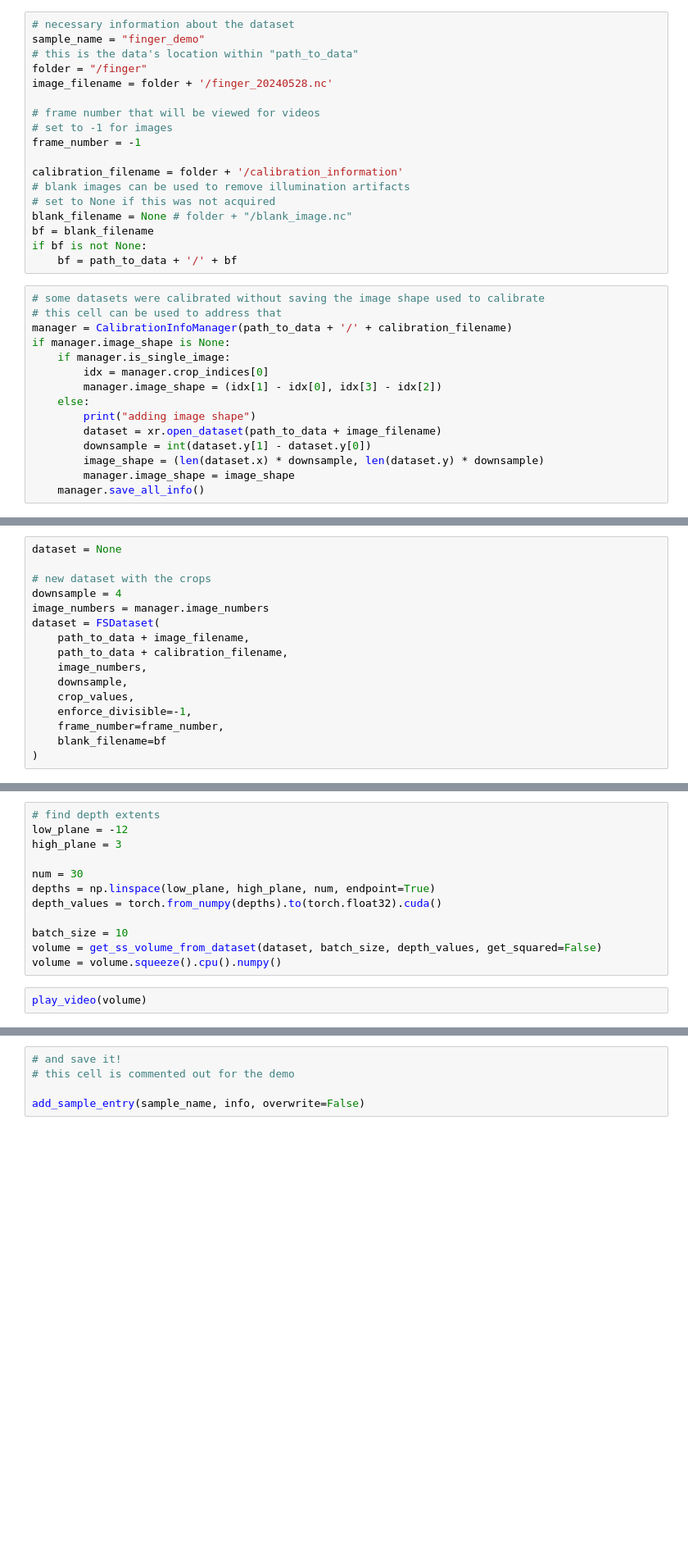
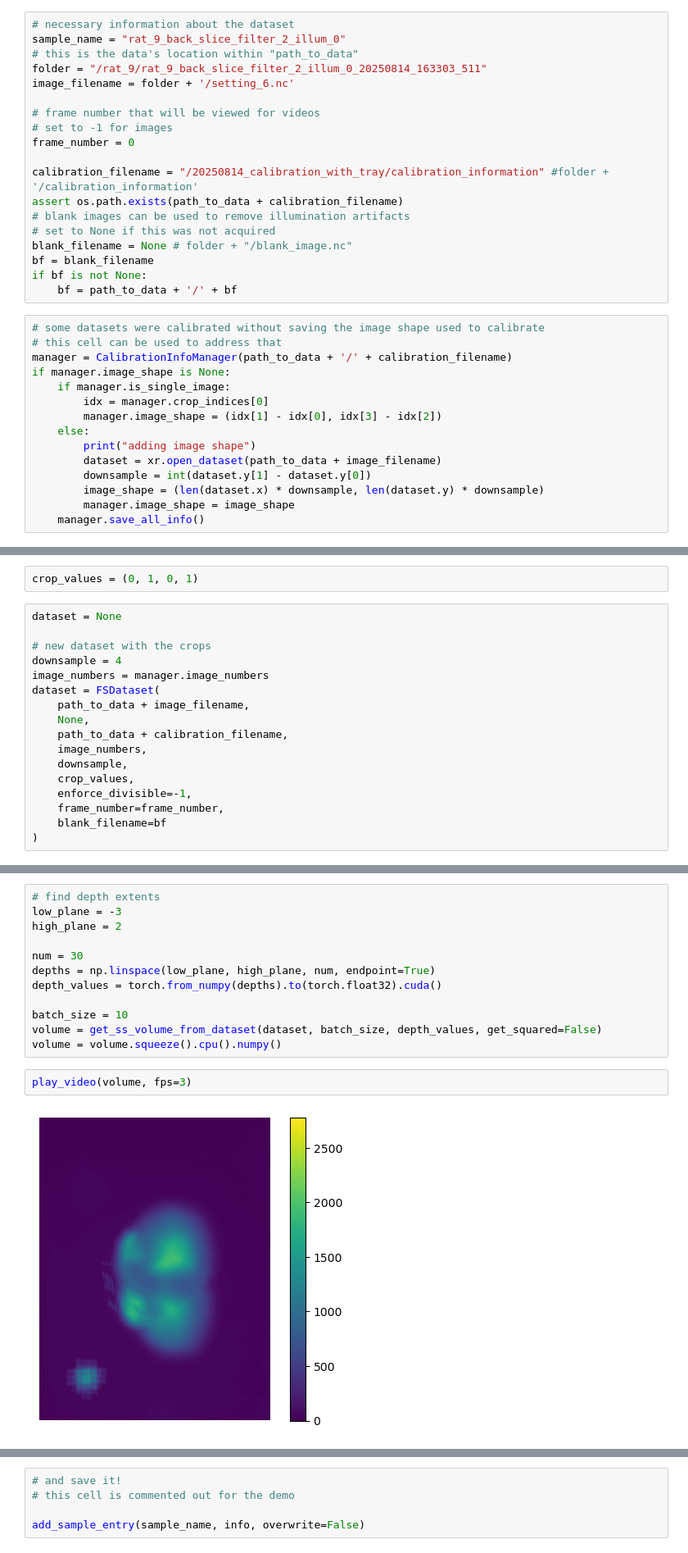
Before and after one commit to clarebcook/FiLMScope, a Jupyter notebook: reconstruction_scripts/save_new_sample.ipynb, the cells around one changed output, grey strips where cells are left out. Shown at 82% size. Cells and saved outputs as stored; diff of their text form; blank space fills up the shorter version.

```diff
--- a/reconstruction_scripts/save_new_sample.ipynb
+++ b/reconstruction_scripts/save_new_sample.ipynb
@@ -20,16 +26,17 @@ get_all_sample_names()
 os.environ["CUDA_VISIBLE_DEVICES"] = "2"
 # %%
 # necessary information about the dataset
-sample_name = "finger_demo"
+sample_name = "rat_9_back_slice_filter_2_illum_0"
 # this is the data's location within "path_to_data"
-folder = "/finger"
-image_filename = folder + '/finger_20240528.nc'
+folder = "/rat_9/rat_9_back_slice_filter_2_illum_0_20250814_163303_511"
+image_filename = folder + '/setting_6.nc'
 
 # frame number that will be viewed for videos
 # set to -1 for images
-frame_number = -1
+frame_number = 0
 
-calibration_filename = folder + '/calibration_information'
+calibration_filename = "/20250814_calibration_with_tray/calibration_information" #folder + '/calibration_information'
+assert os.path.exists(path_to_data + calibration_filename)
 # blank images can be used to remove illumination artifacts
 # set to None if this was not acquired
 blank_filename = None # folder + "/blank_image.nc"
@@ -92,3 +106,5 @@ print(crop_values)
+# %%
+crop_values = (0, 1, 0, 1)
 # %%
 dataset = None
 
@@ -97,6 +113,7 @@ downsample = 4
 image_numbers = manager.image_numbers
 dataset = FSDataset(
     path_to_data + image_filename,
+    None,
     path_to_data + calibration_filename,
     image_numbers,
     downsample,
@@ -110,7 +130,7 @@ plt.imshow(dataset.images[0].squeeze())
 # %%
 # find depth extents
-low_plane = -12
-high_plane = 3
+low_plane = -3
+high_plane = 2
 
 num = 30
 depths = np.linspace(low_plane, high_plane, num, endpoint=True)
@@ -120,5 +140,7 @@ batch_size = 10
 volume = get_ss_volume_from_dataset(dataset, batch_size, depth_values, get_squared=False)
 volume = volume.squeeze().cpu().numpy()
 # %%
-play_video(volume)
+play_video(volume, fps=3)
+# %% [output]
+[figure, added]
 # %%
```
Also changed, not shown: parts of 7 cells of this notebook, 8 other files.
